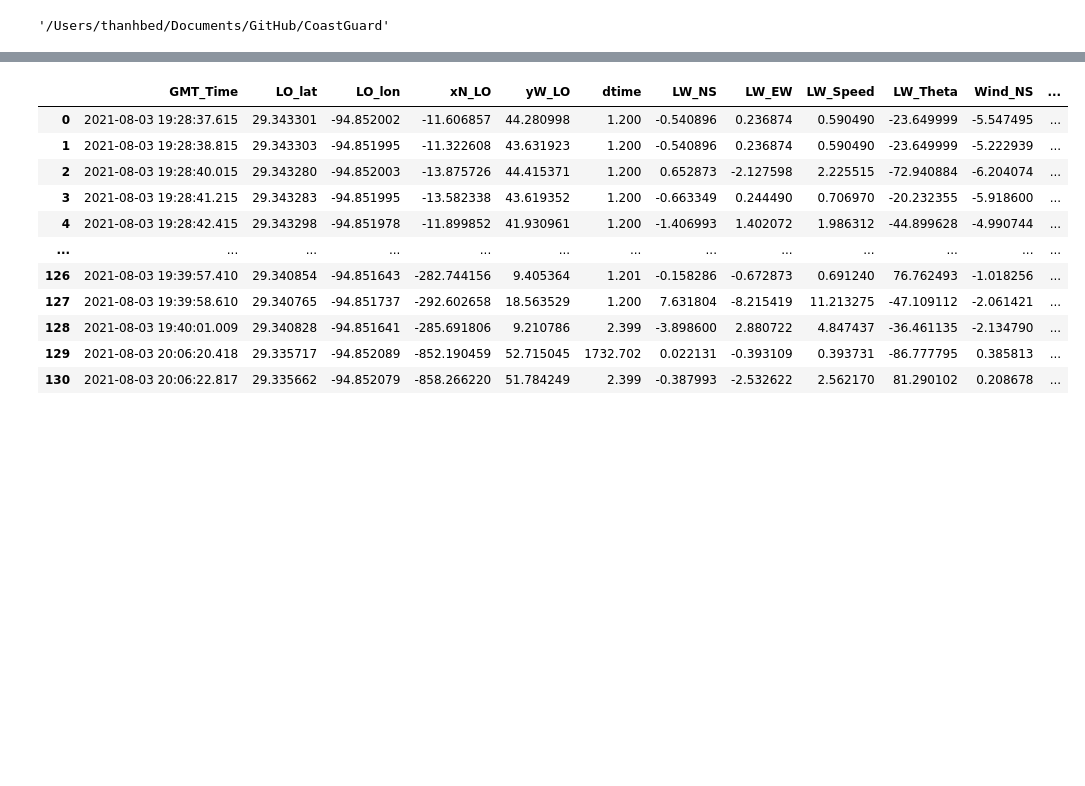
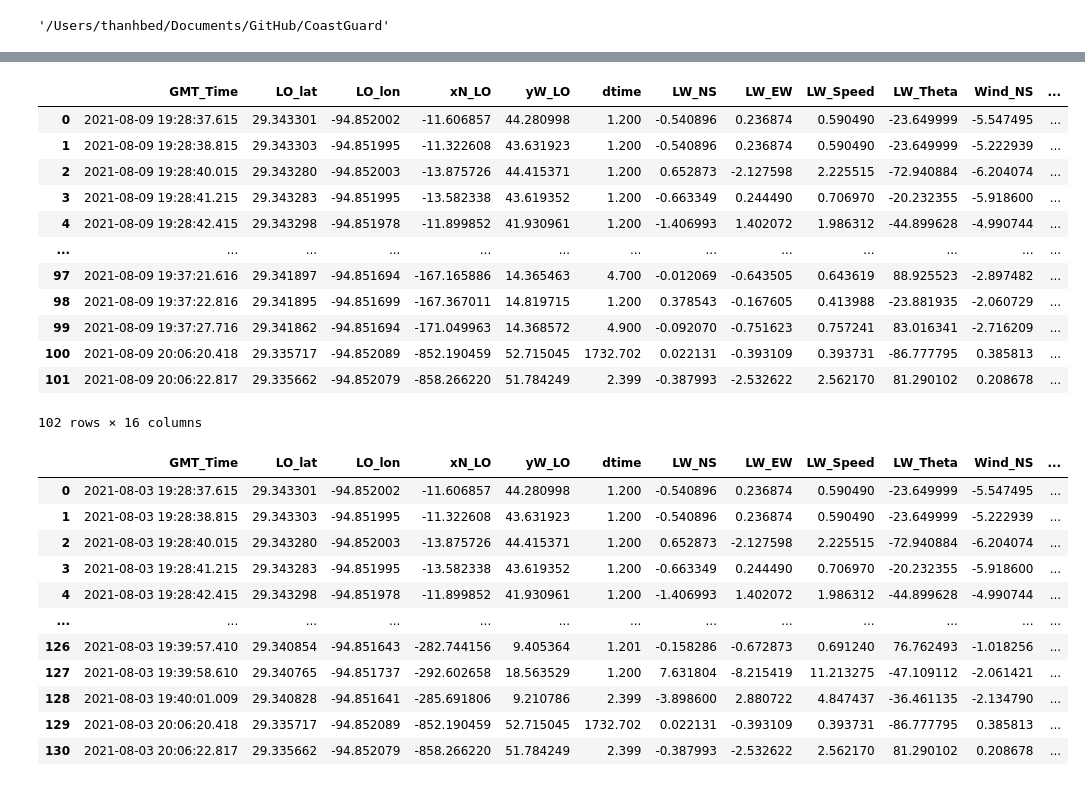
Before and after one commit to thanhtrant219/CoastGuard, a Jupyter notebook: CoastGuard_Data_Main.ipynb, the cells around one changed output, grey strips where cells are left out. Cells and saved outputs as stored; diff of their text form; code cells hidden in the pictures; blank space fills up the shorter version.

```diff
--- a/CoastGuard_Data_Main.ipynb
+++ b/CoastGuard_Data_Main.ipynb
@@ -152,11 +175,12 @@ df =pd.read_excel("./Data/Leeway_Est_Separated_Images_GV3_Part_2/Mannequin_Time_
 Mdf2 = wind_data(df,Wdf)
 
 
-df =pd.read_excel("./Data/Leeway_Est_Separated_Images_GV3_Part_2/Pelican_Time_lat_lon_xN_yW (GV3_P2_MS1).xlsx")
-Pdf1 = wind_data(df,Wdf)
+df1 =pd.read_excel("./Data/Leeway_Est_Separated_Images_GV3_Part_2/Pelican_Time_lat_lon_xN_yW (GV3_P2_MS1).xlsx")
+# Pdf1 = wind_data(df,Wdf)
 
-df =pd.read_excel("./Data/Leeway_Est_Separated_Images_GV3_Part_2/Pelican_Time_lat_lon_xN_yW (GV3_P2_MS2).xlsx")
-Pdf2 = wind_data(df,Wdf)
+df2 =pd.read_excel("./Data/Leeway_Est_Separated_Images_GV3_Part_2/Pelican_Time_lat_lon_xN_yW (GV3_P2_MS2).xlsx")
+# Pdf2 = wind_data(df,Wdf)
+df
 # %% [output]
 253
 244
@@ -165,3 +204,19 @@ Pdf2 = wind_data(df,Wdf)
+# %%
+Pdf1
+# %% [output]
+|  | GMT_Time | LO_lat | LO_lon | xN_LO | yW_LO | dtime | LW_NS | LW_EW | LW_Speed | LW_Theta | Wind_NS | ... |
+| 0 | 2021-08-09 19:28:37.615 | 29.343301 | -94.852002 | -11.606857 | 44.280998 | 1.200 | -0.540896 | 0.236874 | 0.590490 | -23.649999 | -5.547495 | ... |
+| 1 | 2021-08-09 19:28:38.815 | 29.343303 | -94.851995 | -11.322608 | 43.631923 | 1.200 | -0.540896 | 0.236874 | 0.590490 | -23.649999 | -5.222939 | ... |
+| 2 | 2021-08-09 19:28:40.015 | 29.343280 | -94.852003 | -13.875726 | 44.415371 | 1.200 | 0.652873 | -2.127598 | 2.225515 | -72.940884 | -6.204074 | ... |
+| 3 | 2021-08-09 19:28:41.215 | 29.343283 | -94.851995 | -13.582338 | 43.619352 | 1.200 | -0.663349 | 0.244490 | 0.706970 | -20.232355 | -5.918600 | ... |
+| 4 | 2021-08-09 19:28:42.415 | 29.343298 | -94.851978 | -11.899852 | 41.930961 | 1.200 | -1.406993 | 1.402072 | 1.986312 | -44.899628 | -4.990744 | ... |
+| ... | ... | ... | ... | ... | ... | ... | ... | ... | ... | ... | ... | ... |
+| 97 | 2021-08-09 19:37:21.616 | 29.341897 | -94.851694 | -167.165886 | 14.365463 | 4.700 | -0.012069 | -0.643505 | 0.643619 | 88.925523 | -2.897482 | ... |
+| 98 | 2021-08-09 19:37:22.816 | 29.341895 | -94.851699 | -167.367011 | 14.819715 | 1.200 | 0.378543 | -0.167605 | 0.413988 | -23.881935 | -2.060729 | ... |
+| 99 | 2021-08-09 19:37:27.716 | 29.341862 | -94.851694 | -171.049963 | 14.368572 | 4.900 | -0.092070 | -0.751623 | 0.757241 | 83.016341 | -2.716209 | ... |
+| 100 | 2021-08-09 20:06:20.418 | 29.335717 | -94.852089 | -852.190459 | 52.715045 | 1732.702 | 0.022131 | -0.393109 | 0.393731 | -86.777795 | 0.385813 | ... |
+| 101 | 2021-08-09 20:06:22.817 | 29.335662 | -94.852079 | -858.266220 | 51.784249 | 2.399 | -0.387993 | -2.532622 | 2.562170 | 81.290102 | 0.208678 | ... |
+102 rows × 16 columns
 # %%
 Mdf = pd.concat([Mdf1,Mdf2])
 Mdf = Mdf.reset_index(drop=True)
```
Also changed, not shown: parts of 3 cells of this notebook, 1 other file.
